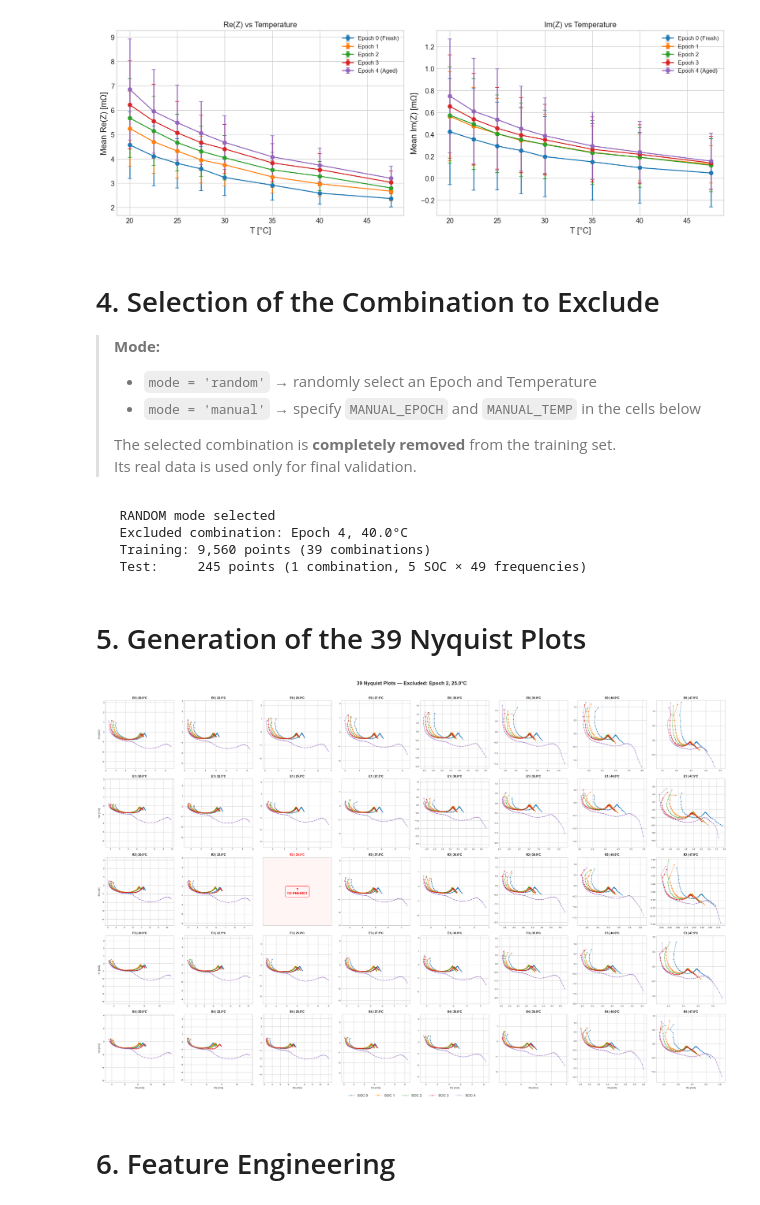
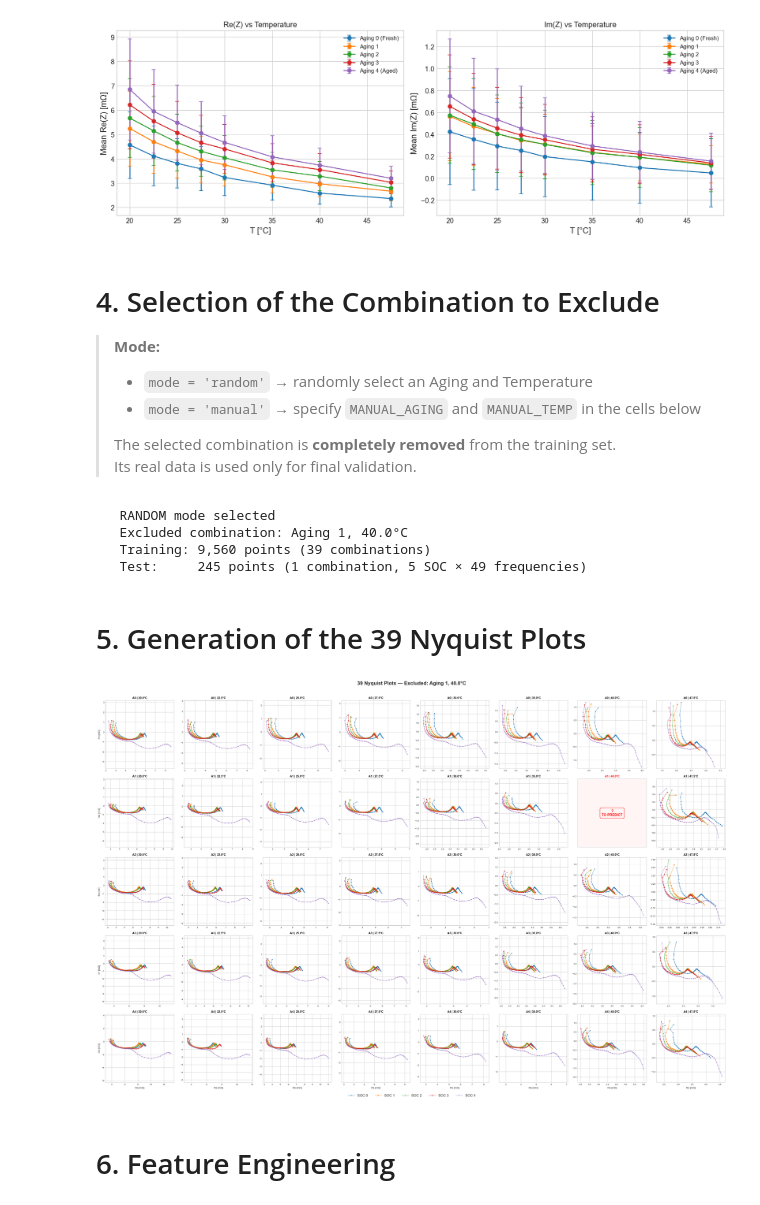
Before and after one commit to marcosoldani/ml_LiBs_project, a Jupyter notebook: notebooks/1_LeaveOneOut.ipynb, the cells around one changed output. Cells and saved outputs as stored; diff of their text form; code cells hidden in the pictures.

```diff
--- a/notebooks/1_LeaveOneOut.ipynb
+++ b/notebooks/1_LeaveOneOut.ipynb
@@ -247,12 +189,12 @@ min       0.0000      20.0000     0.0000      0.0999     1.6747    -1.3053
 75%       3.0000      35.0000     3.0000    596.7186     4.9928     0.5070
 max       4.0000      47.5000     4.0000  10002.2290    13.0745     2.6160
 # %%
-# 3.2 Nyquist plot overview by Epoch and Temperature
+# 3.2 Nyquist plot overview by Aging and Temperature
 fig, axes = plt.subplots(1, 5, figsize=(24, 4.5), sharey=True)
 
-for epoch in range(5):
-    ax = axes[epoch]
-    subset = df[df["Epoch"] == epoch]
+for aging in range(5):
+    ax = axes[aging]
+    subset = df[df["Aging"] == aging]
 
     for temp in TEMPS_SORTED:
         mask = subset["Temperature"] == temp
@@ -267,10 +209,10 @@ for epoch in range(5):
 
     ax.set_xlabel("Re(Z) [mΩ]")
 
-    if epoch == 0:
+    if aging == 0:
         ax.set_ylabel("-Im(Z) [mΩ]")
 
-    ax.set_title(EPOCH_LABELS[epoch], fontsize=11, fontweight="bold")
+    ax.set_title(AGING_LABELS[aging], fontsize=11, fontweight="bold")
     ax.set_aspect("equal", adjustable="datalim")
 
 # Legend and title
@@ -296,8 +238,8 @@ plt.show()
 # 3.3 Impedance vs Temperature trend
 fig, axes = plt.subplots(1, 2, figsize=(14, 5))
 
-for epoch in range(5):
-    subset = df[df["Epoch"] == epoch]
+for aging in range(5):
+    subset = df[df["Aging"] == aging]
 
     for ax_idx, (col, label) in enumerate([("Z_real", "Re(Z)"), ("Z_imag", "Im(Z)")]):
         means = subset.groupby("Temperature")[col].mean()
@@ -308,7 +250,7 @@ for epoch in range(5):
             means.values,
             yerr=stds.values,
             marker="o",
-            label=EPOCH_LABELS[epoch],
+            label=AGING_LABELS[aging],
             capsize=3
         )
 
@@ -331,8 +273,8 @@ plt.show()
 # 4. Selection of the Combination to Exclude
 
 > **Mode:**
-> - `mode = 'random'` → randomly select an Epoch and Temperature
-> - `mode = 'manual'` → specify `MANUAL_EPOCH` and `MANUAL_TEMP` in the cells below
+> - `mode = 'random'` → randomly select an Aging and Temperature
+> - `mode = 'manual'` → specify `MANUAL_AGING` and `MANUAL_TEMP` in the cells below
 >
 > The selected combination is **completely removed** from the training set.
 > Its real data is used only for final validation.
@@ -344,39 +286,39 @@ plt.show()
 mode = 'random'           # 'random' or 'manual'
 
 # If mode = 'manual', specify here:
-MANUAL_EPOCH = 2          # Epoch to exclude (0, 1, 2, 3, 4)
+MANUAL_AGING = 2          # Aging to exclude (0, 1, 2, 3, 4)
 MANUAL_TEMP  = 22.5       # Temperature to exclude (20.0, 22.5, 25.0, 27.5, 30.0, 35.0, 40.0, 47.5)
 
 # ─────────────────────────────────────────────────────────────
 
 if mode == 'manual':
-    assert MANUAL_EPOCH in EPOCHS, f"Invalid Epoch {MANUAL_EPOCH}. Valid values: {EPOCHS}"
+    assert MANUAL_AGING in AGINGS, f"Invalid Aging {MANUAL_AGING}. Valid values: {AGINGS}"
     assert MANUAL_TEMP in TEMPS_SORTED, f"Invalid Temperature {MANUAL_TEMP}. Valid values: {TEMPS_SORTED}"
-    EXCLUDED_EPOCH = MANUAL_EPOCH
+    EXCLUDED_AGING = MANUAL_AGING
     EXCLUDED_TEMP = MANUAL_TEMP
     print("   MANUAL mode selected")
 elif mode == 'random':
     np.random.seed(None)
-    EXCLUDED_EPOCH = np.random.choice(EPOCHS)
+    EXCLUDED_AGING = np.random.choice(AGINGS)
     EXCLUDED_TEMP = np.random.choice(TEMPS_SORTED)
     print("   RANDOM mode selected")
 else:
     raise ValueError(f"Mode '{mode}' not recognized. Use 'random' or 'manual'.")
 
-print(f"   Excluded combination: Epoch {EXCLUDED_EPOCH}, {EXCLUDED_TEMP}°C")
+print(f"   Excluded combination: Aging {EXCLUDED_AGING}, {EXCLUDED_TEMP}°C")
 
 # --- Split dataset ---
-mask_excluded = (df['Epoch'] == EXCLUDED_EPOCH) & (df['Temperature'] == EXCLUDED_TEMP)
+mask_excluded = (df['Aging'] == EXCLUDED_AGING) & (df['Temperature'] == EXCLUDED_TEMP)
 df_train = df[~mask_excluded].copy()
 df_test = df[mask_excluded].copy()
 
 print(f"   Training: {len(df_train):,} points "
-      f"({df.groupby(['Epoch','Temperature']).ngroups - 1} combinations)")
+      f"({df.groupby(['Aging','Temperature']).ngroups - 1} combinations)")
 print(f"   Test:     {len(df_test):,} points "
       f"(1 combination, {df_test['SOC'].nunique()} SOC × {len(df_test)//df_test['SOC'].nunique()} frequencies)")
 # %% [output]
    RANDOM mode selected
-   Excluded combination: Epoch 4, 40.0°C
+   Excluded combination: Aging 1, 40.0°C
    Training: 9,560 points (39 combinations)
    Test:     245 points (1 combination, 5 SOC × 49 frequencies)
 # %% [markdown]
@@ -384,10 +326,10 @@ print(f"   Test:     {len(df_test):,} points "
 # %%
 fig, axes = plt.subplots(5, 8, figsize=(28, 18))
 
-for i, epoch in enumerate(EPOCHS):
+for i, aging in enumerate(AGINGS):
     for j, temp in enumerate(TEMPS_SORTED):
         ax = axes[i][j]
-        is_excluded = (epoch == EXCLUDED_EPOCH and temp == EXCLUDED_TEMP)
+        is_excluded = (aging == EXCLUDED_AGING and temp == EXCLUDED_TEMP)
 
         if is_excluded:
             ax.text(
@@ -400,7 +342,7 @@ for i, epoch in enumerate(EPOCHS):
             ax.set_facecolor('#fff5f5')
             ax.set_xticks([]); ax.set_yticks([])
         else:
-            subset = df[(df['Epoch'] == epoch) & (df['Temperature'] == temp)]
+            subset = df[(df['Aging'] == aging) & (df['Temperature'] == temp)]
             for soc in sorted(subset['SOC'].unique()):
                 sd = subset[subset['SOC'] == soc]
                 ax.plot(
@@ -416,37 +358,37 @@ for i, epoch in enumerate(EPOCHS):
         if i == 4: ax.set_xlabel('Re [mΩ]', fontsize=8)
         if j == 0: ax.set_ylabel('-Im [mΩ]', fontsize=8)
         title_color = 'red' if is_excluded else 'black'
-        ax.set_title(f'E{epoch} | {temp}°C', fontsize=9, fontweight='bold', color=title_color)
+        ax.set_title(f'A{aging} | {temp}°C', fontsize=9, fontweight='bold', color=title_color)
         ax.tick_params(labelsize=7)
 
 # Create legend
 handles, labels = None, None
 for ax_row in axes:
     for ax in ax_row:
         h, l = ax.get_legend_handles_labels()
         if h:
             handles, labels = h[:5], [f'SOC {i}' for i in range(5)]
             break
     if handles: break
 
 if handles:
     fig.legend(
         handles, labels,
         loc='lower center',
         ncol=5,
         fontsize=11,
         bbox_to_anchor=(0.5, -0.02)
     )
 
 fig.suptitle(
-    f'39 Nyquist Plots — Excluded: Epoch {EXCLUDED_EPOCH}, {EXCLUDED_TEMP}°C',
+    f'39 Nyquist Plots — Excluded: Aging {EXCLUDED_AGING}, {EXCLUDED_TEMP}°C',
     fontsize=16, fontweight='bold', y=1.01
 )
 
 plt.tight_layout()
 plt.show()
 # %% [output]
-[figure, old version]
+[figure, new version]
 # %% [markdown]
 # 6. Feature Engineering
 # %%
```
Also changed, not shown: parts of 13 cells of this notebook, 2 other files.
